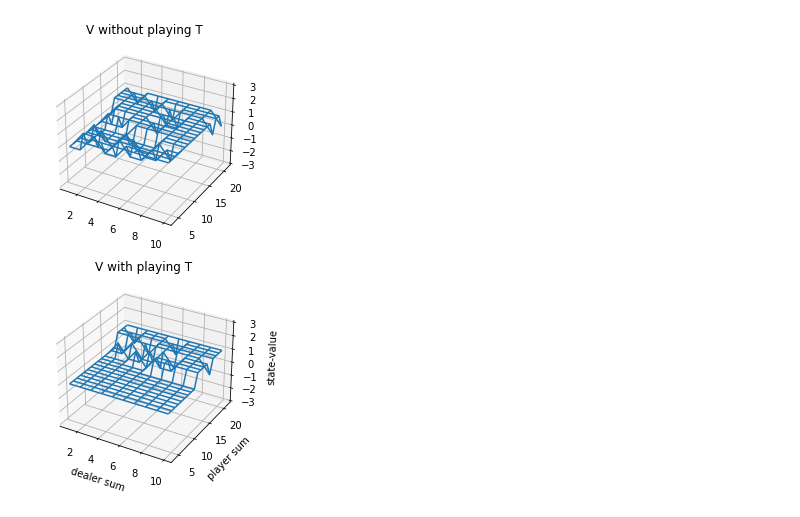
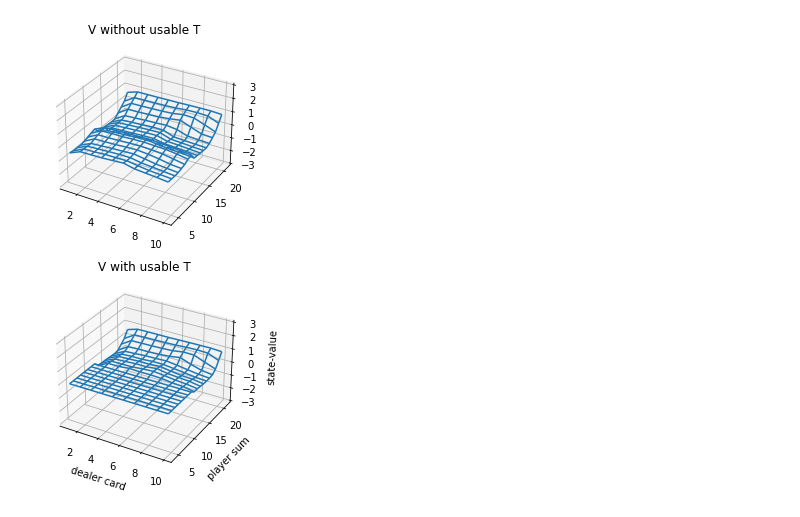
Before and after one commit to Eka454/RL_MAI, a Jupyter notebook: Black_Jack/Black_Jack.ipynb, the cells around one changed output. Drawn from its saved outputs; the diff is of its cells as text; code cells hidden in the pictures.

```diff
--- a/Black_Jack/Black_Jack.ipynb
+++ b/Black_Jack/Black_Jack.ipynb
@@ -100,11 +103,13 @@ class Dealer:
         self.deck = [2, 3, 4, 5, 6, 7, 8, 9, 10, 10, 10, 10, 1]
         self.T = 0
 
-    def card(self, n):
+    def card(self, n=1):
+        if n == 1:
+            return choice(self.deck)
         cards = []
         for i in range(n):
-            cards.append(self.deck[randint(0,len(self.deck)-1)])
-        return *cards
+            cards.append(choice(self.deck))
+        return cards
 
     @staticmethod
     def playing_T(points):
@@ -114,6 +119,7 @@ class Dealer:
 
     def start(self, card1_d, card2_d):
 
+        self.T = 0
         # оценка туза
         if 1 in [card1_d, card2_d]:
             self.T = self.playing_T(sum([card1_d, card2_d])-1)
@@ -162,24 +168,22 @@ class Dealer:
 # %%
 agent = Agent()
 dealer = Dealer()
-e = 0.3
+e = 0.15
 # %%
-for _ in tqdm(range(500000)):
-    card1_d = dealer.card()
-    card2_d = dealer.card()
-    card1_a = dealer.card()
-    card2_a = dealer.card()
+for _ in tqdm(range(3000000)):
+    card1_d, card2_d = dealer.card(2)
+    card1_a, card2_a = dealer.card(2)
     s = agent.start(card1_a, card2_a, card1_d)
     d_points = dealer.start(card1_d, card2_d)
     points = s[2]
-    a = agent.action(s, 0.4)
+    a = agent.action(s)
     while a == 0:
         card = dealer.card()
         s = agent.state(points, card)
         points = s[2]
         if points > 21:
             break
-        a = agent.action(s, 0.4)
+        a = agent.action(s)
     if a == 1:
         d_a = dealer.action(d_points)
         while d_a == 0:
@@ -187,4 +191,5 @@ for _ in tqdm(range(500000)):
             d_points = dealer.points(d_points, card)
             d_a = dealer.action(d_points)
     r = dealer.reward(points, d_points)
-    p = agent.policy_improvement(r, e=e)
+    p = agent.policy_improvement(r, e)
+policy = dict((k,np.argmax(v)) for k, v in agent.Q.items())
@@ -196,23 +196,27 @@ for k, v in dict(p).items():
+# %%
+V = {}
+
+for state, actions_s in dict(agent.Q).items():
+    V[state] = actions_s[policy[state]]
 # %%
 def plot_blackjack(V, ax1, ax2):
     points = np.arange(4, 21 + 1)
     dealer_card = np.arange(1, 10 + 1)
     playing_T = np.array([0, 1])
     state_values = np.zeros((len(playing_T), len(dealer_card), len(points)))
     for key in V.keys():
-        if key[2] < 22:
-            state_values[key[0], (key[1]-1), (key[2]-4)] = V[key]
+        state_values[key[0], (key[1]-1), (key[2]-4)] = V[key]
     Y, X = np.meshgrid(points, dealer_card)
     ax1.plot_wireframe(X, Y, state_values[0, :, :])
     ax2.plot_wireframe(X, Y, state_values[1, :, :])
     for ax in ax1, ax2:
         ax.set_zlim(-3, 3)
-    ax.set_xlabel("dealer sum")
+    ax.set_xlabel("dealer card")
     ax.set_ylabel("player sum")
     ax.set_zlabel("state-value")
 fig, axes = plt.subplots(nrows=2, figsize=(5, 8),subplot_kw={'projection': '3d'})
-axes[0].set_title('V without playing T')
-axes[1].set_title('V with playing T')
+axes[0].set_title('V without usable T')
+axes[1].set_title('V with usable T')
 plot_blackjack(V, axes[0], axes[1])
 # %% [output]
-[figure, old version]
+[figure, new version]
```
Also changed, not shown: parts of 7 cells of this notebook.
